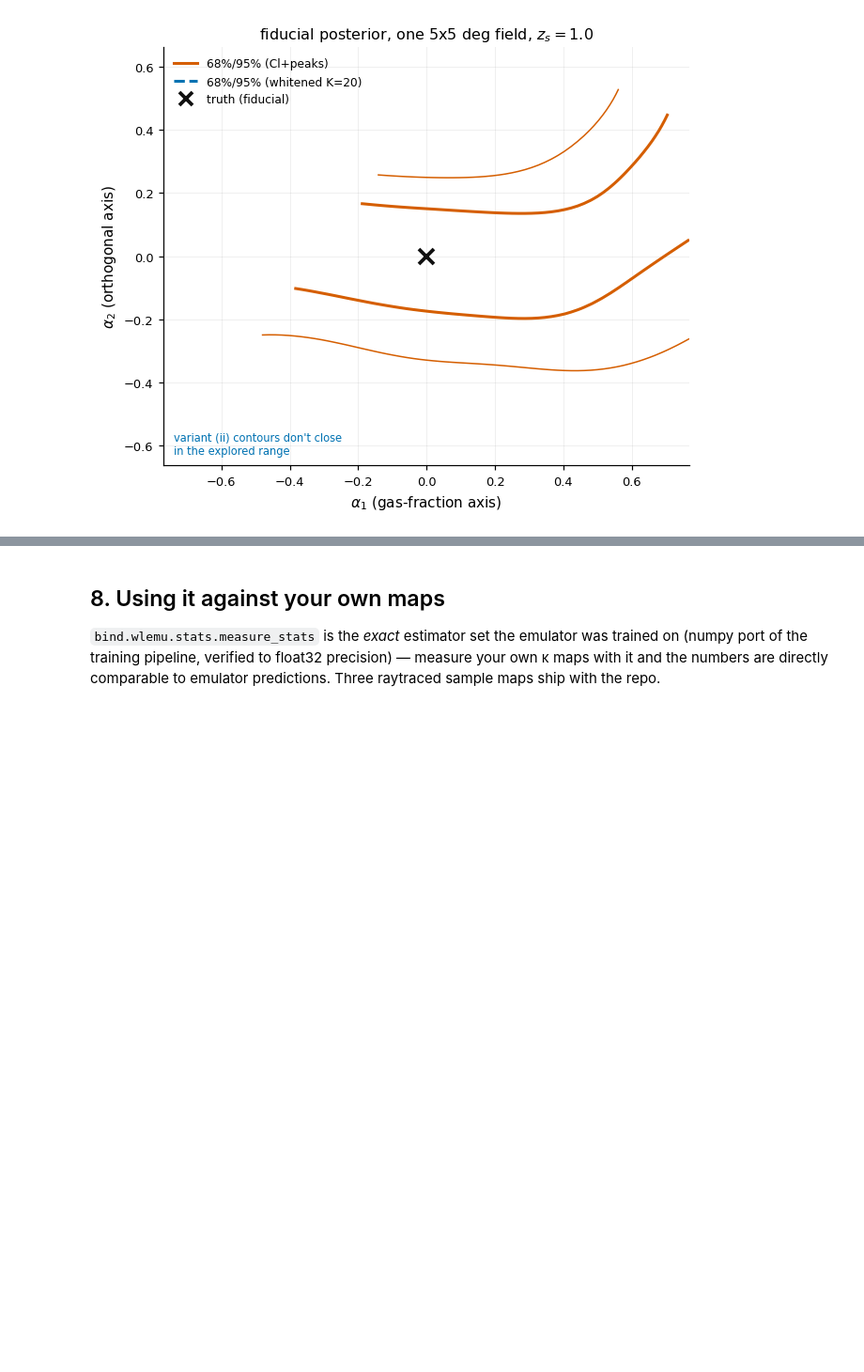
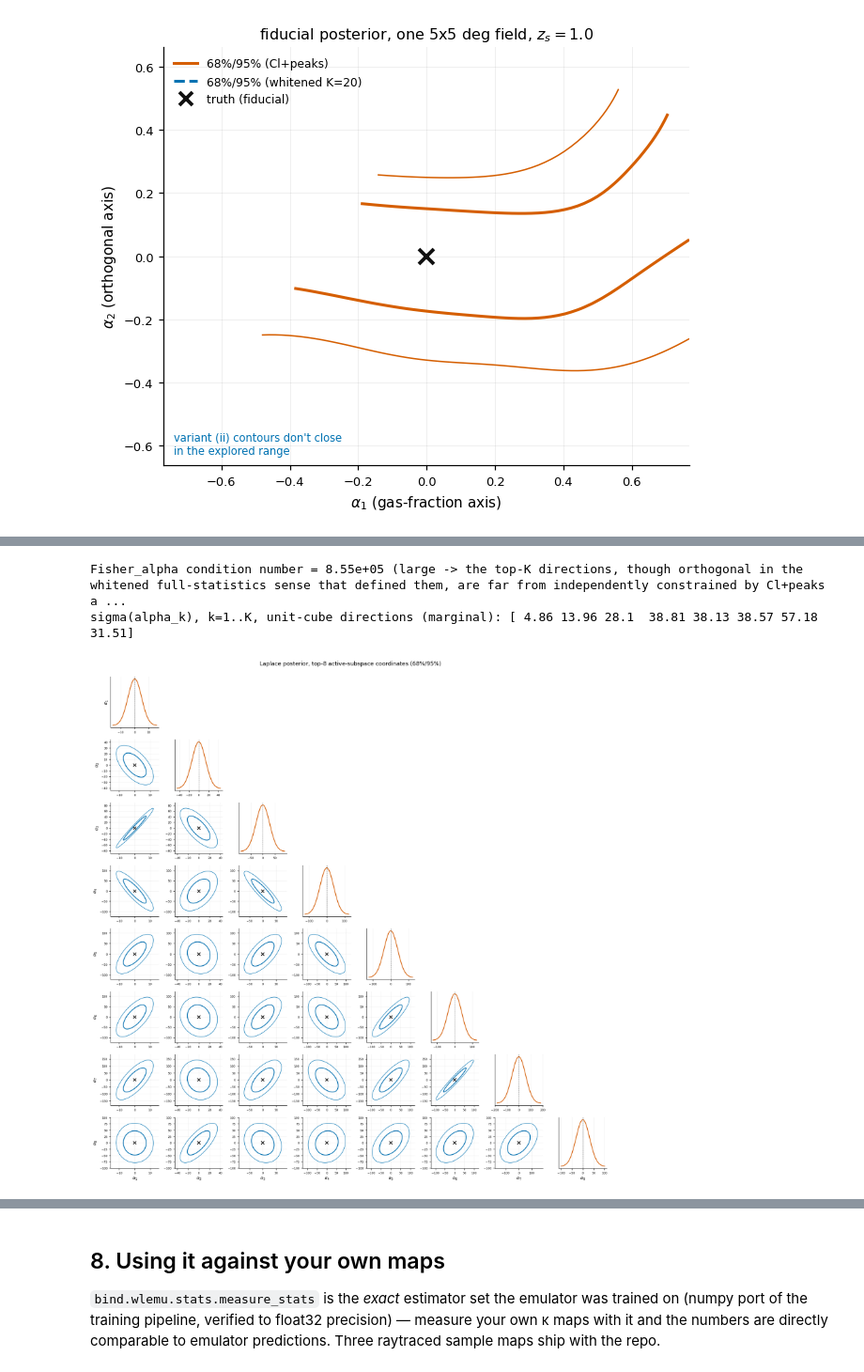
Before and after one commit to Maxelee/BIND, a Jupyter notebook: examples/wlemu_tutorial.ipynb, the cells around one changed output, grey strips where cells are left out. Shown at 94% size. Cells and saved outputs as stored; diff of their text form; code cells hidden in the pictures; blank space fills up the shorter version.

```diff
--- a/examples/wlemu_tutorial.ipynb
+++ b/examples/wlemu_tutorial.ipynb
@@ -685,0 +785,45 @@ sigma(alpha1) [Cl+peaks] = 0.346 (unit-cube gas-fraction-axis units)
+# %%
+from bind.wlemu.analysis import alpha_jacobian, laplace_alpha_covariance, confidence_ellipse
+
+C_eff = cov1[np.ix_(mask1, mask1)]
+J_alpha = alpha_jacobian(emu, zi, u_fid, evecs, mask1, K, h=0.02)
+lap = laplace_alpha_covariance(J_alpha, C_eff, hartlap=hartlap1)
+Sigma_alpha, sig_alpha = lap["sigma"], np.sqrt(np.diag(lap["sigma"]))
+corr_alpha = Sigma_alpha / np.outer(sig_alpha, sig_alpha)
+print(f"Fisher_alpha condition number = {lap['cond']:.2e} "
+      "(large -> the top-K directions, though orthogonal in the whitened "
+      "full-statistics sense that defined them, are far from independently "
+      "constrained by Cl+peaks alone)")
+print("sigma(alpha_k), k=1..K, unit-cube directions (marginal):", np.round(sig_alpha, 2))
+
+fig, axes = plt.subplots(K, K, figsize=(1.95 * K, 1.95 * K))
+xr = 3.2 * sig_alpha
+for i in range(K):
+    for j in range(K):
+        ax = axes[i, j]
+        if j > i:
+            ax.axis("off")
+            continue
+        if i == j:
+            xs = np.linspace(-xr[i], xr[i], 300)
+            ax.plot(xs, np.exp(-0.5 * (xs / sig_alpha[i]) ** 2), color=C_EMU)
+            ax.axvline(0, color=C_TRUTH, lw=0.8, ls=":")
+            ax.set_yticks([])
+        else:
+            cov2 = Sigma_alpha[np.ix_([i, j], [i, j])]
+            for lev, lw in [(2.30, 1.6), (6.17, 0.9)]:
+                e = confidence_ellipse(cov2, level=lev)
+                ax.plot(e[:, 1], e[:, 0], color=C_ALT, lw=lw)
+            ax.plot(0, 0, marker="x", color=C_TRUTH, ms=6, mew=1.5)
+            ax.set_xlim(-xr[j], xr[j]); ax.set_ylim(-xr[i], xr[i])
+        if i == K - 1:
+            ax.set_xlabel(rf"$\alpha_{{{j + 1}}}$", fontsize=9)
+        if j == 0:
+            ax.set_ylabel(rf"$\alpha_{{{i + 1}}}$", fontsize=9)
+        ax.tick_params(labelsize=6)
+fig.suptitle(f"Laplace posterior, top-{K} active-subspace coordinates (68%/95%)", y=1.0)
+fig.tight_layout()
+# %% [output]
+Fisher_alpha condition number = 8.55e+05 (large -> the top-K directions, though orthogonal in the whitened full-statistics sense that defined them, are far from independently constrained by Cl+peaks a ...
+sigma(alpha_k), k=1..K, unit-cube directions (marginal): [ 4.86 13.96 28.1  38.81 38.13 38.57 57.18 31.51]
+[figure, added]
```
Also changed, not shown: parts of 9 cells of this notebook.
